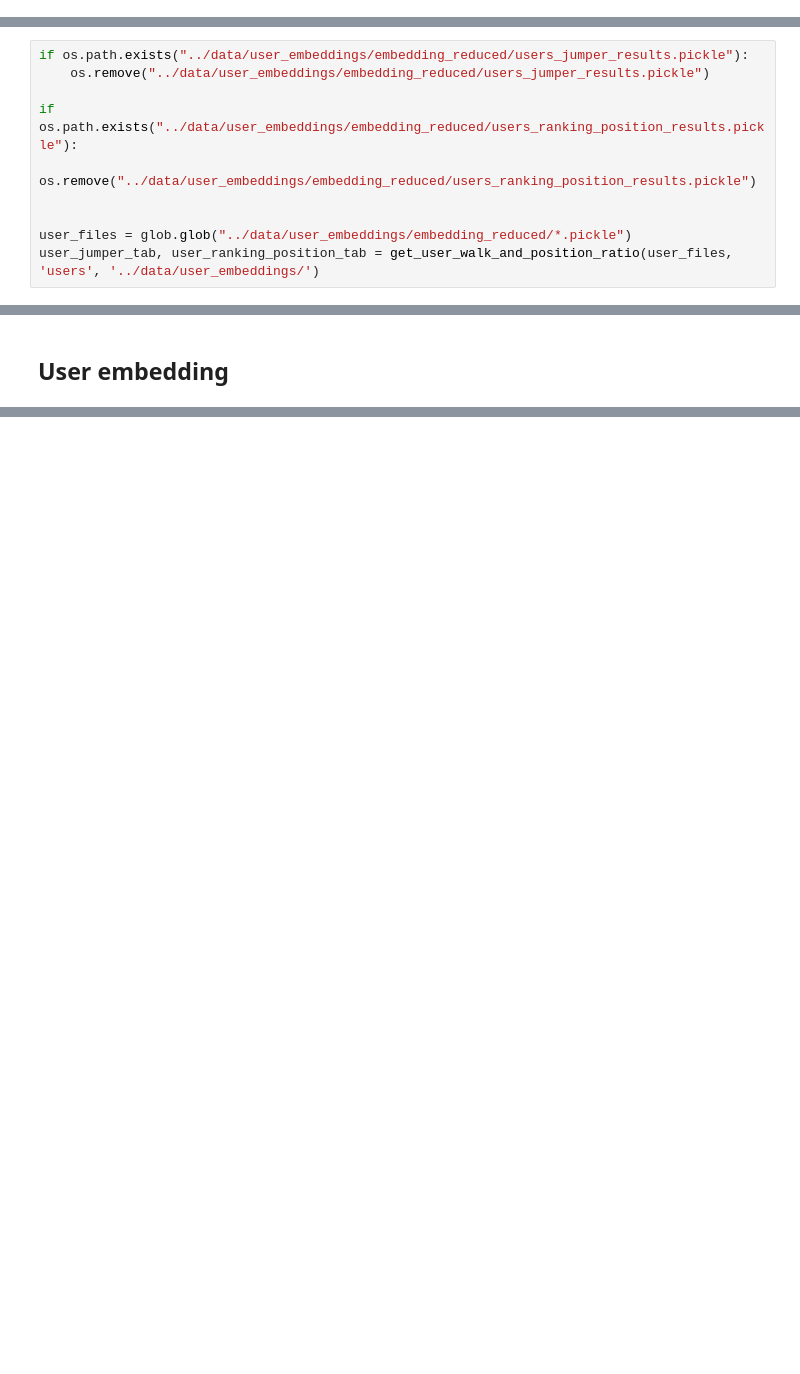
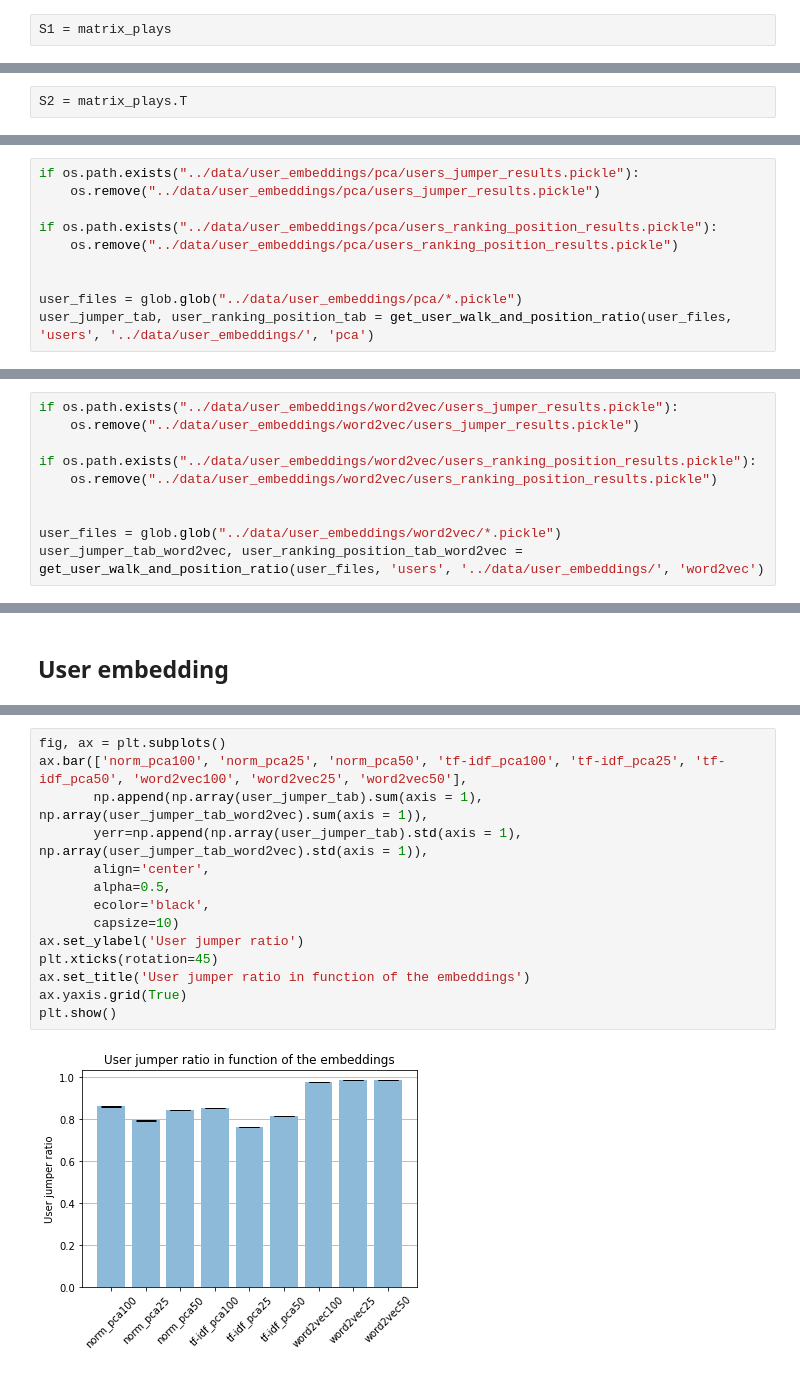
Before and after one commit to lamolivier/EPFL-MLBD-Project, a Jupyter notebook: notebooks/embedding_evaluation.ipynb, the cells around one changed output, grey strips where cells are left out. Cells and saved outputs as stored; diff of their text form; blank space fills up the shorter version.

Commit message:
finished jumper and position ratio as well as axis projection

```diff
--- a/notebooks/embedding_evaluation.ipynb
+++ b/notebooks/embedding_evaluation.ipynb
@@ -18,3 +32,5 @@ NB_SAMPLE = 3000
+# %%
+S1 = matrix_plays
 # %%
 '''
 Random user jumper: Selects pair of random artists.
@@ -48,3 +66,5 @@ save_to_pickle(artists_tuples, 'user_jumper_tuples', '../data/artist_embeddings/
+# %%
+S2 = matrix_plays.T
 # %%
 '''
 Random artist jumper: Selects pair of random users.
@@ -197,13 +233,13 @@ def get_user_walk_and_position_ratio(files, embedding_type, path):
 
     return user_jumper_tab, ranking_position_tab
 # %%
-if os.path.exists("../data/user_embeddings/embedding_reduced/users_jumper_results.pickle"):
-    os.remove("../data/user_embeddings/embedding_reduced/users_jumper_results.pickle")
+if os.path.exists("../data/user_embeddings/pca/users_jumper_results.pickle"):
+    os.remove("../data/user_embeddings/pca/users_jumper_results.pickle")
 
-if os.path.exists("../data/user_embeddings/embedding_reduced/users_ranking_position_results.pickle"):
-    os.remove("../data/user_embeddings/embedding_reduced/users_ranking_position_results.pickle")
+if os.path.exists("../data/user_embeddings/pca/users_ranking_position_results.pickle"):
+    os.remove("../data/user_embeddings/pca/users_ranking_position_results.pickle")
 
 
-user_files = glob.glob("../data/user_embeddings/embedding_reduced/*.pickle")
-user_jumper_tab, user_ranking_position_tab = get_user_walk_and_position_ratio(user_files, 'users', '../data/user_embeddings/')
+user_files = glob.glob("../data/user_embeddings/pca/*.pickle")
+user_jumper_tab, user_ranking_position_tab = get_user_walk_and_position_ratio(user_files, 'users', '../data/user_embeddings/', 'pca')
 # %% [output]
@@ -243,0 +297,10 @@ n_comp  50
+# %%
+if os.path.exists("../data/user_embeddings/word2vec/users_jumper_results.pickle"):
+    os.remove("../data/user_embeddings/word2vec/users_jumper_results.pickle")
+
+if os.path.exists("../data/user_embeddings/word2vec/users_ranking_position_results.pickle"):
+    os.remove("../data/user_embeddings/word2vec/users_ranking_position_results.pickle")
+
+
+user_files = glob.glob("../data/user_embeddings/word2vec/*.pickle")
+user_jumper_tab_word2vec, user_ranking_position_tab_word2vec = get_user_walk_and_position_ratio(user_files, 'users', '../data/user_embeddings/', 'word2vec')
@@ -342,0 +318,16 @@ save_to_pickle(users_tuples, 'artist_jumper_tuples', '../data/user_embeddings/')
+# %%
+fig, ax = plt.subplots()
+ax.bar(['norm_pca100', 'norm_pca25', 'norm_pca50', 'tf-idf_pca100', 'tf-idf_pca25', 'tf-idf_pca50', 'word2vec100', 'word2vec25', 'word2vec50'],
+       np.append(np.array(user_jumper_tab).sum(axis = 1), np.array(user_jumper_tab_word2vec).sum(axis = 1)),
+       yerr=np.append(np.array(user_jumper_tab).std(axis = 1), np.array(user_jumper_tab_word2vec).std(axis = 1)),
+       align='center',
+       alpha=0.5,
+       ecolor='black',
+       capsize=10)
+ax.set_ylabel('User jumper ratio')
+plt.xticks(rotation=45)
+ax.set_title('User jumper ratio in function of the embeddings')
+ax.yaxis.grid(True)
+plt.show()
+# %% [output]
+[figure, added]
```
Also changed, not shown: parts of 60 cells of this notebook, 1 other file.
